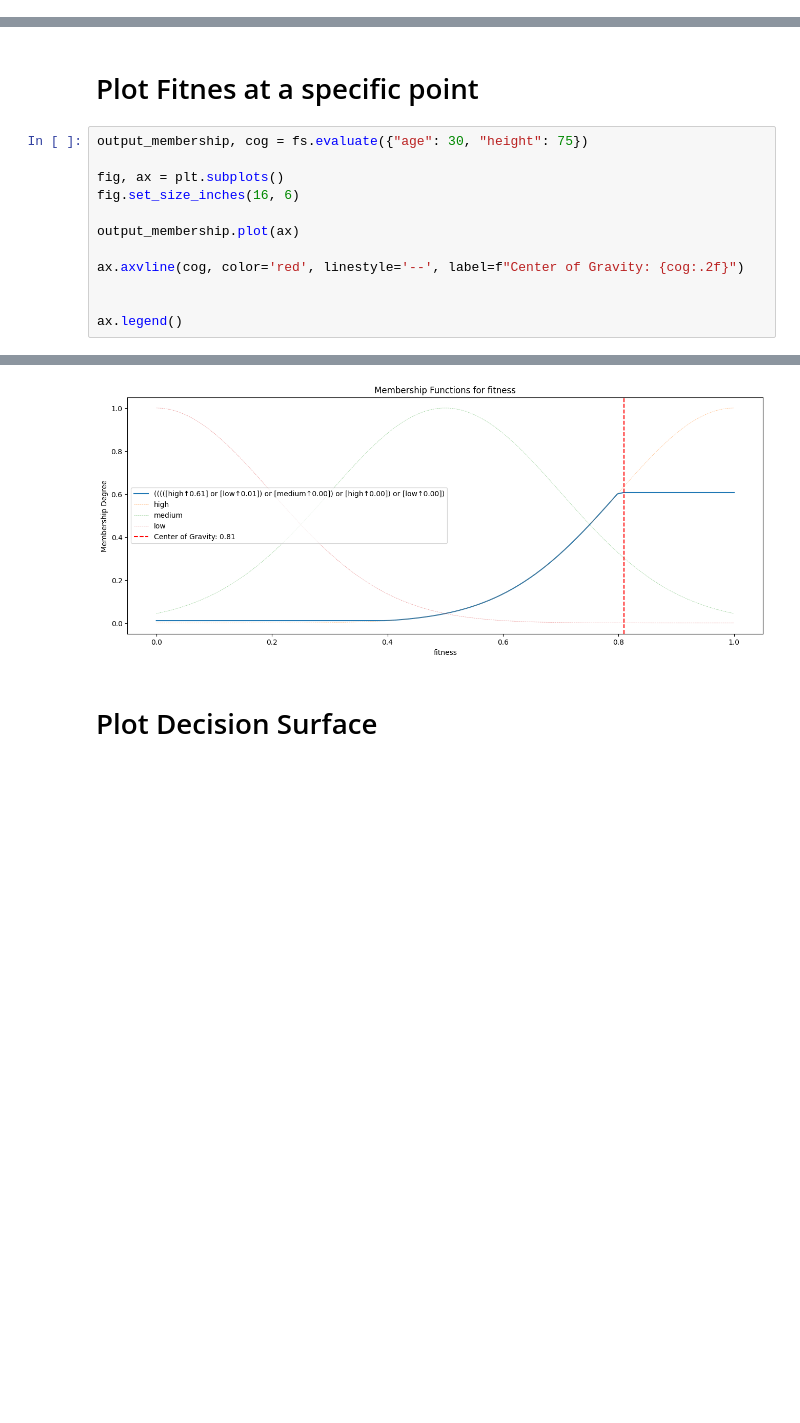
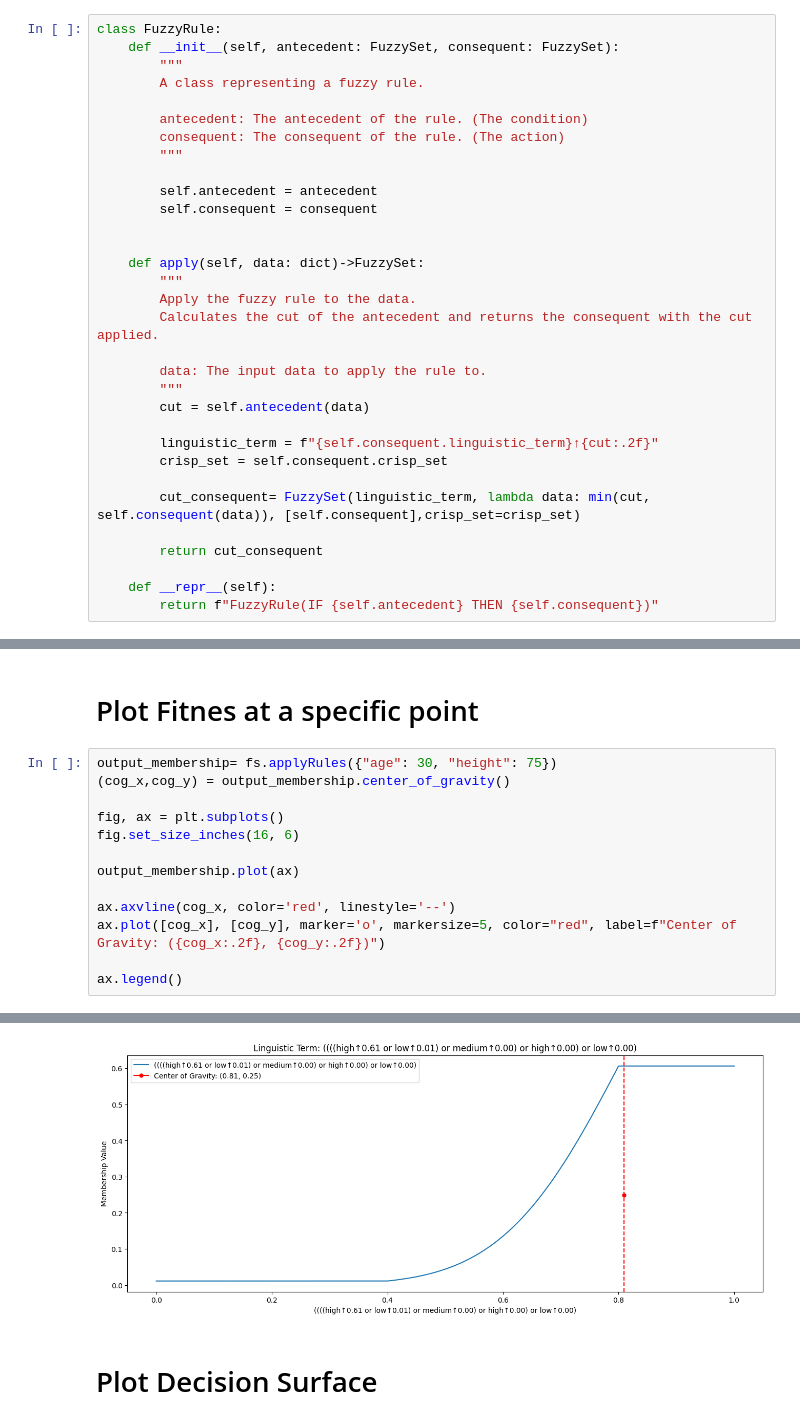
Before and after one commit to ManuelLerchner/AutoPas-FuzzyTuning-Bachelor-Thesis, a Jupyter notebook: notes/1-Testing/fuzzy-test/fuzzy-system-idea.ipynb, the cells around one changed output, grey strips where cells are left out. Saved outputs shown, nothing was run; the diff lists cells and outputs as text; blank space fills up the shorter version.

Commit message:
cleanup fuzzy system

```diff
--- a/notes/1-Testing/fuzzy-test/fuzzy-system-idea.ipynb
+++ b/notes/1-Testing/fuzzy-test/fuzzy-system-idea.ipynb
@@ -152 +266,33 @@ plt.show()
+# %%
+class FuzzyRule:
+    def __init__(self, antecedent: FuzzySet, consequent: FuzzySet):
+        """
+        A class representing a fuzzy rule.
+
+        antecedent: The antecedent of the rule. (The condition)
+        consequent: The consequent of the rule. (The action)
+        """
+
+        self.antecedent = antecedent
+        self.consequent = consequent
+
+
+    def apply(self, data: dict)->FuzzySet:
+        """
+        Apply the fuzzy rule to the data.
+        Calculates the cut of the antecedent and returns the consequent with the cut applied.
+
+        data: The input data to apply the rule to.
+        """
+        cut = self.antecedent(data)
+
+        linguistic_term = f"{self.consequent.linguistic_term}↑{cut:.2f}"
+        crisp_set = self.consequent.crisp_set
+
+        cut_consequent= FuzzySet(linguistic_term, lambda data: min(cut, self.consequent(data)), [self.consequent],crisp_set=crisp_set)
+
+        return cut_consequent
+
+    def __repr__(self):
+        return f"FuzzyRule(IF {self.antecedent} THEN {self.consequent})"
 # %%
@@ -333,19 +431,20 @@ fs.add_rule(FuzzyRule((age=="old") & (height=="tall"), fitness=="low"))
 # %% [markdown]
 # Plot Fitnes at a specific point
 # %%
-output_membership, cog = fs.evaluate({"age": 30, "height": 75})
+output_membership= fs.applyRules({"age": 30, "height": 75})
+(cog_x,cog_y) = output_membership.center_of_gravity()
 
 fig, ax = plt.subplots()
 fig.set_size_inches(16, 6)
 
 output_membership.plot(ax)
 
-ax.axvline(cog, color='red', linestyle='--', label=f"Center of Gravity: {cog:.2f}")
-
+ax.axvline(cog_x, color='red', linestyle='--')
+ax.plot([cog_x], [cog_y], marker='o', markersize=5, color="red", label=f"Center of Gravity: ({cog_x:.2f}, {cog_y:.2f})")
 
 ax.legend()
 # %% [output]
 <matplotlib.legend.Legend at 0x...>
-[figure, old version]
+[figure, new version]
 # %% [markdown]
 # Plot Decision Surface
```
Also changed, not shown: parts of 29 cells of this notebook.
